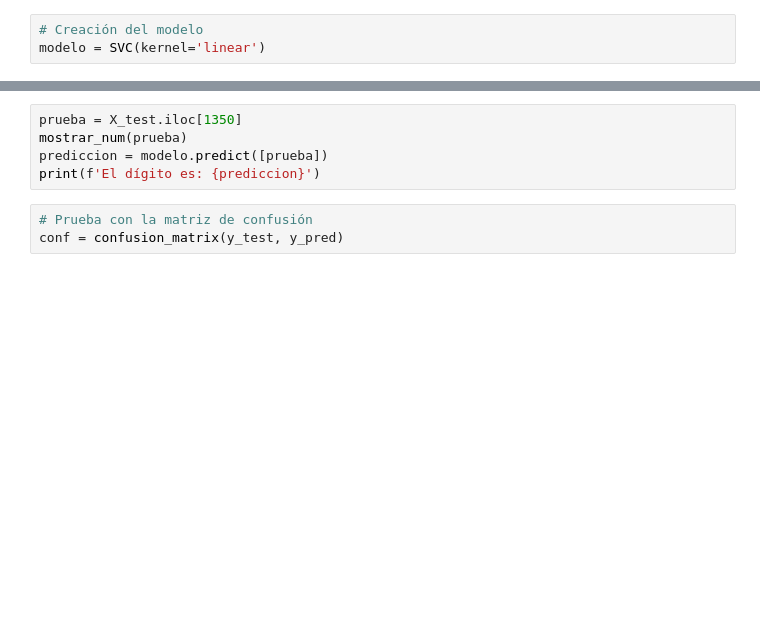
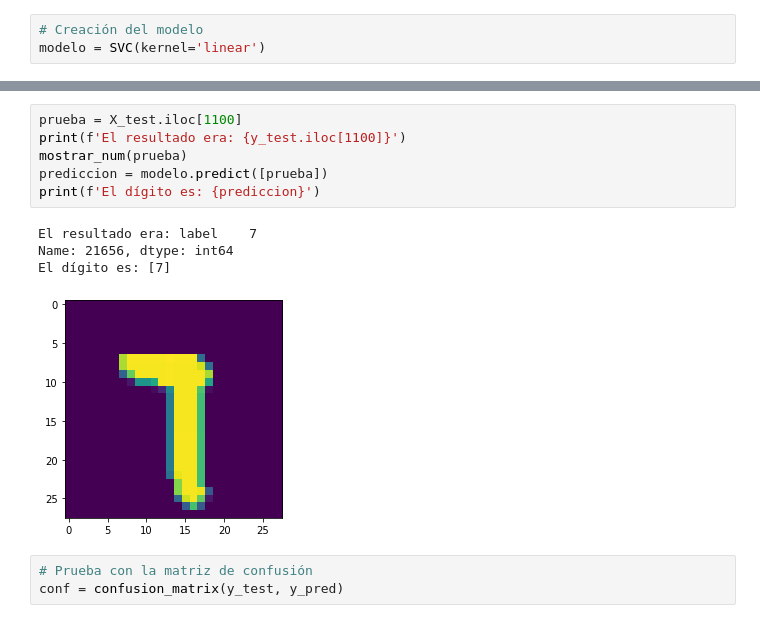
Before and after one commit to jinchuika/ai-22, a Jupyter notebook: semana04/3-4_svm-avanzado.ipynb, the cells around one changed output, grey strips where cells are left out. Saved outputs shown, nothing was run; the diff lists cells and outputs as text; blank space fills up the shorter version.

```diff
--- a/semana04/3-4_svm-avanzado.ipynb
+++ b/semana04/3-4_svm-avanzado.ipynb
@@ -112,8 +134,14 @@ print(f'Precisión: {precision}')
 # %%
-prueba = X_test.iloc[1350]
+prueba = X_test.iloc[1100]
+print(f'El resultado era: {y_test.iloc[1100]}')
 mostrar_num(prueba)
 prediccion = modelo.predict([prueba])
 print(f'El dígito es: {prediccion}')
+# %% [output]
+El resultado era: label    7
+Name: 21656, dtype: int64
+El dígito es: [7]
+[figure, added]
 # %%
 # Prueba con la matriz de confusión
 conf = confusion_matrix(y_test, y_pred)
```
Also changed, not shown: parts of 9 cells of this notebook, 3 other files.
